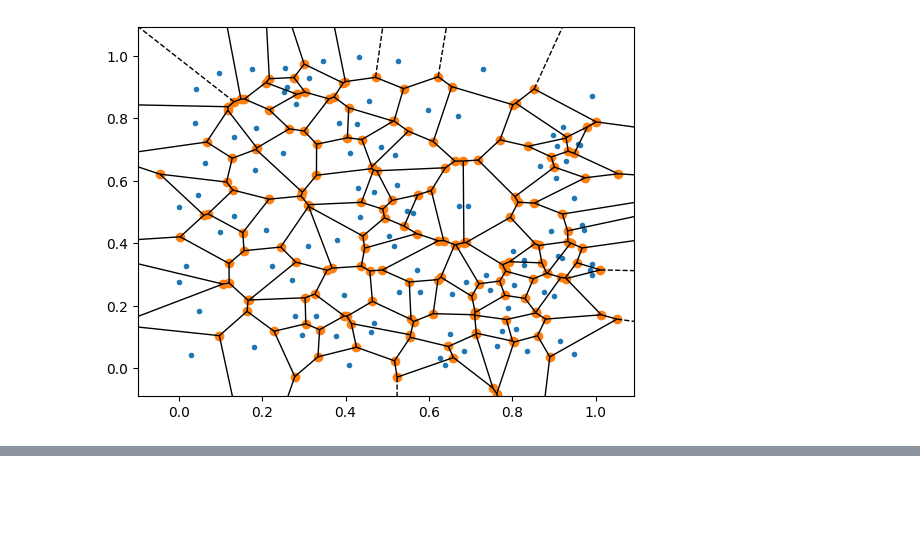
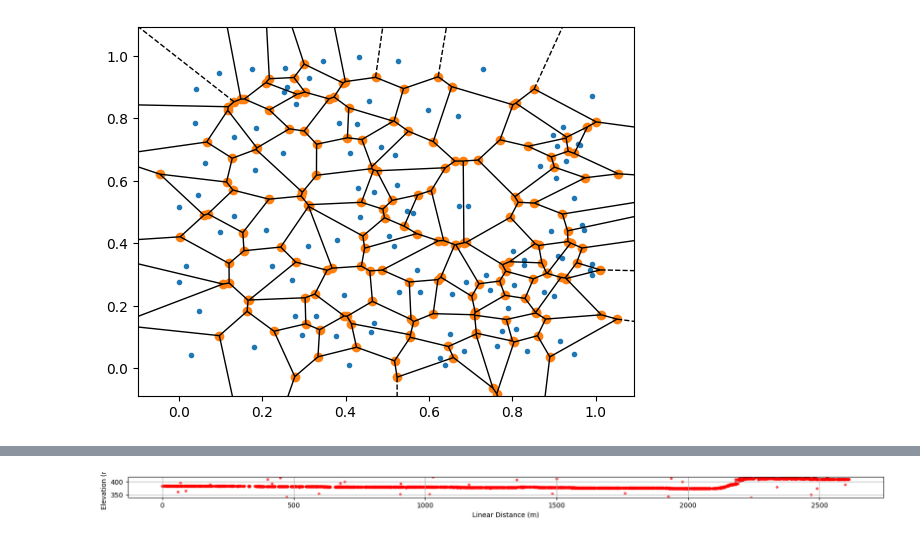
Before and after one commit to 1kaiser/ICESAT2, a Jupyter notebook: ICESAT2_tracks_intersection_plotting.ipynb, the cells around one changed output, grey strips where cells are left out. Cells and saved outputs as stored; diff of their text form; code cells hidden in the pictures; blank space fills up the shorter version.

```diff
--- a/ICESAT2_tracks_intersection_plotting.ipynb
+++ b/ICESAT2_tracks_intersection_plotting.ipynb
@@ -560,0 +588,100 @@ plt.show()
+# %%
+#@title Default title text { vertical-output: true }
+# Create scatter plot
+fig, ax = plt.subplots(figsize=(20, 5), dpi = 100)
+ax.scatter(dist, elev, s= 10, c = 'r', alpha = 0.6)
+ax.set_ylim(np.median(elev)-40 , np.median(elev) +40 )
+ax.set_aspect('equal')
+ax.set_xlabel('Linear Distance (m)')
+ax.set_ylabel('Elevation (m)')
+ax.grid(True)
+plt.show()
+#####################################################################################
+import matplotlib.pyplot as plt
+
+# Define haversine function
+def haversine(lat1, lon1, lat2, lon2):
+    R = 6371.0  # Earth radius in km
+    dLat = np.radians(lat2 - lat1)
+    dLon = np.radians(lon2 - lon1)
+    lat1 = np.radians(lat1)
+    lat2 = np.radians(lat2)
+    a = np.sin(dLat/2)**2 + np.cos(lat1)*np.cos(lat2)*np.sin(dLon/2)**2
+    c = 2*np.arcsin(np.sqrt(a))
+    return R*c*1000.0
+
+# Load data from .npy file
+data = np.load('/content/point_cloud.npy')
+
+# Extract latitude, longitude, and elevation data
+lon, lat, elev = data[:,0], data[:,1], data[:,2]
+
+# Calculate linear distance between points
+dist = np.zeros_like(lat)
+for i in range(1, len(lat)):
+    dist[i] = dist[i-1] + haversine(lat[i-1], lon[i-1], lat[i], lon[i])
+#####################################################################################
+
+
+
+import numpy as np
+import matplotlib.pyplot as plt
+from scipy.stats import gaussian_kde
+
+def plot_elevation_by_linear_distance(dist, elev, interval=10, num_bins=100, figsize=(20,5), dpi=100):
+    dist_intervals = np.arange(0, np.ceil(np.max(dist)), interval)
+    num_intervals = len(dist_intervals)
+    elev_intervals = [np.array([]) for i in range(num_intervals)]
+
+    # Append masked elevation values to the corresponding interval array
+    for i in range(num_intervals):
+        mask = (dist_intervals[i] <= dist) & (dist < dist_intervals[i] + interval) & (~np.isnan(elev))
+        elev_intervals[i] = elev[mask]
+        if (len(elev_intervals[i]) == 1):
+          elev_intervals[i] = elev_intervals[i - 1]
+
+    # Define the number of rows and columns for the subplots
+    num_rows = int(num_intervals**0.5) + 1
+    num_cols = int(num_intervals/num_rows) + 1
+
+    # Create the subplots
+    fig, axs = plt.subplots(1, num_intervals, figsize=figsize, dpi=dpi)
+    fsize = 10
+    # Plot the histogram for each interval, with a different color for each interval
+    for i in range(num_intervals):
+        row_idx = 0
+        col_idx = i
+        x = np.linspace(np.min(elev_intervals[i]), np.max(elev_intervals[i]), num_bins)
+        kde = gaussian_kde(elev_intervals[i])
+        axs[i].plot( kde(x), x, linewidth=2)
+        axs[i].set_ylim(np.min(x), np.max(x))
+        axs[i].invert_yaxis()
+        axs[i].set_yticklabels([]) # remove y-axis values
+        axs[i].set_xticklabels([]) # remove y-axis values
+        axs[i].set_yticks([]) # remove y-axis ticks
+        axs[i].set_xticks([]) # remove x-axis ticks
+        axs[i].set_title('I {}'.format(i+1), fontsize= fsize *1.05)
+        axs[i].spines['top'].set_visible(False) # remove top spine
+        axs[i].spines['bottom'].set_visible(True) # remove bottom spine
+        axs[i].spines['left'].set_visible(False) # remove left spine
+        axs[i].spines['right'].set_visible(False) # remove right spine
+
+    # Add labels and title to the plot
+    fig.text(0.5, -0.01, 'Frequency', ha='center', fontsize=fsize *1.001)
+    fig.text(0.1, 0.5, 'Elevation (m)', va='center', rotation='vertical', fontsize= fsize * 1.001)
+    fig.suptitle( 'Elevation Distribution by Linear Distance Intervals ', fontsize= fsize * 1.02)
+
+    # Adjust the layout of the subplots
+    plt.subplots_adjust(wspace = 0.4)
+
+    # Show the plot
+    plt.show()
+
+
+plot_elevation_by_linear_distance(dist, elev, interval=10, num_bins=100, figsize=(20,2), dpi=100)
+plot_elevation_by_linear_distance(dist, elev, interval=15, num_bins=100, figsize=(20,2), dpi=100)
+plot_elevation_by_linear_distance(dist, elev, interval=20, num_bins=100, figsize=(20,2), dpi=100)
+plot_elevation_by_linear_distance(dist, elev, interval=30, num_bins=100, figsize=(20,2), dpi=100)
+plot_elevation_by_linear_distance(dist, elev, interval=40, num_bins=100, figsize=(20,2), dpi=100)
+# %% [output]
+[figure, added]
```
Also changed, not shown: parts of 6 cells of this notebook.
